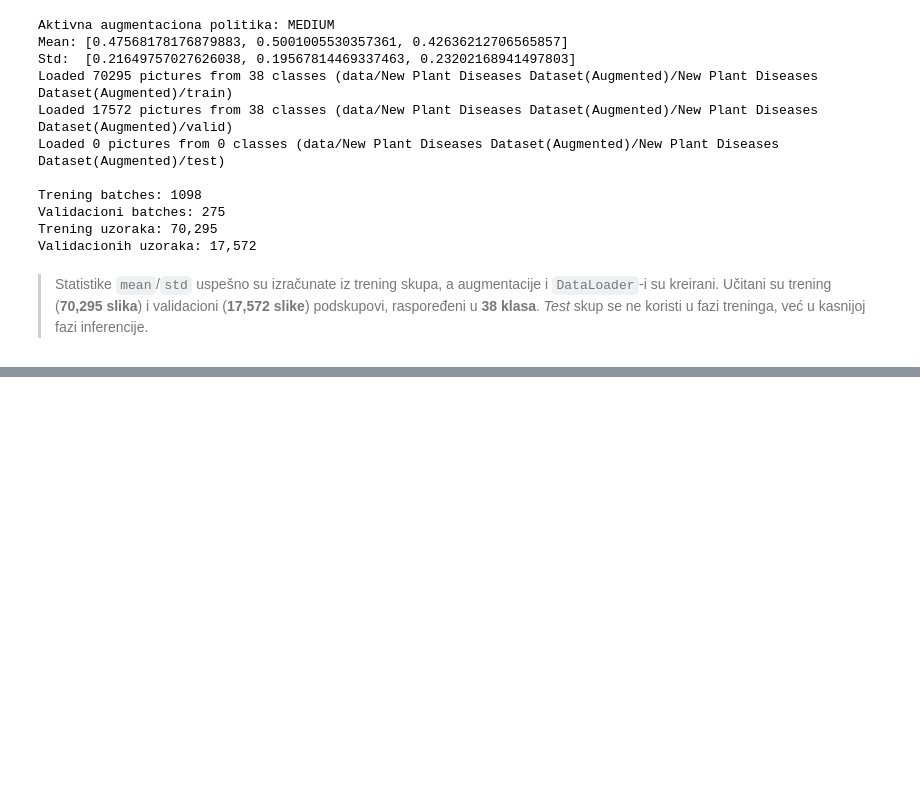
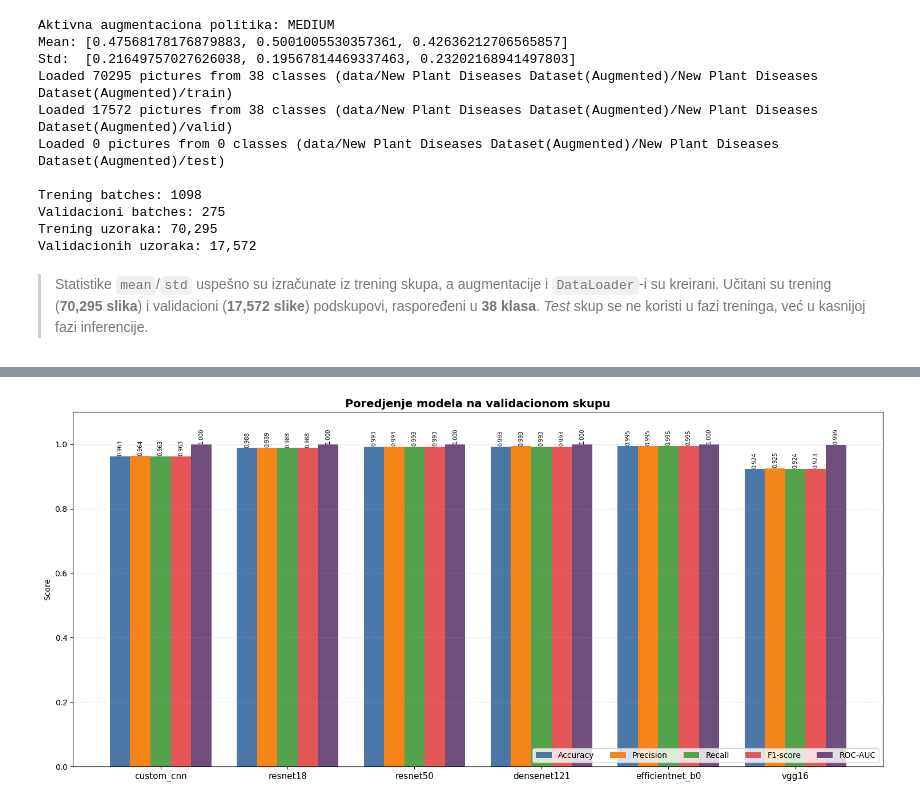
Before and after one commit to StefanLazarevic02/PlantDiseasePredictionNN, a Jupyter notebook: PlantDiseasePrediction.ipynb, the cells around one changed output, grey strips where cells are left out. Cells and saved outputs as stored; diff of their text form; code cells hidden in the pictures; blank space fills up the shorter version.

```diff
--- a/PlantDiseasePrediction.ipynb
+++ b/PlantDiseasePrediction.ipynb
@@ -1484,0 +2283,92 @@ U ovom radu sproveden je sistematski poredbeni eksperiment **četiri konvolucion
+# %%
+import json
+import numpy as np
+import matplotlib.pyplot as plt
+
+
+def plot_models_comparison(summary_path: str = "outputs/evaluation_summary.json",
+                           save_path: str = None):
+    """
+    Grouped bar chart - poredjenje modela po 5 metrika (validacioni skup)
+    """
+    with open(summary_path) as f:
+        summary = json.load(f)
+
+    names = list(summary.keys())
+    metrics_keys   = ["accuracy", "precision", "recall", "f1", "roc_auc"]
+    metrics_labels = ["Accuracy", "Precision", "Recall", "F1-score", "ROC-AUC"]
+    colors         = ["#4C78A8", "#F58518", "#54A24B", "#E45756", "#6F4E7C"]
+
+    n_metrics = len(metrics_keys)
+    x = np.arange(len(names))
+    width = 0.16
+
+    plt.figure(figsize=(15, 7))
+
+    for i, (key, label, color) in enumerate(zip(metrics_keys, metrics_labels, colors)):
+        values = [summary[name].get(key, float("nan")) for name in names]
+        offset = (i - (n_metrics - 1) / 2) * width
+        plt.bar(x + offset, values, width, label=label, color=color)
+
+        for j, v in enumerate(values):
+            if v == v:  # not NaN
+                plt.text(j + offset, v + 0.005, f"{v:.3f}",
+                         ha="center", fontsize=7, rotation=90)
+
+    plt.xticks(x, names, fontsize=11)
+    plt.title("Poredjenje modela na validacionom skupu",
+              fontsize=14, fontweight="bold")
+    plt.ylabel("Score")
+    plt.ylim(0, 1.10)
+    plt.grid(axis="y", linestyle="--", alpha=0.3)
+    plt.legend(loc="lower right", ncol=5)
+    plt.tight_layout()
+
+    if save_path:
+        plt.savefig(save_path, dpi=150, bbox_inches="tight")
+    plt.show()
+
+
+def plot_models_comparison_clean(summary_path: str = "outputs/evaluation_summary.json"):
+    """
+    Cistija varijanta - samo 2 kljucne metrike (F1 i ROC-AUC)
+    """
+    with open(summary_path) as f:
+        summary = json.load(f)
+
+    names = list(summary.keys())
+    f1   = [summary[m]["f1"]      for m in names]
+    auc  = [summary[m]["roc_auc"] for m in names]
+
+    x = np.arange(len(names))
+    width = 0.35
+
+    plt.figure(figsize=(12, 6))
+    plt.bar(x - width/2, f1,  width, label="F1 (weighted)",      color="#4C78A8")
+    plt.bar(x + width/2, auc, width, label="ROC-AUC (OvR, wgt)", color="#E45756")
+
+    for i, v in enumerate(f1):
+        if v == v:
+            plt.text(i - width/2, v + 0.005, f"{v:.3f}", ha="center", fontsize=9)
+    for i, v in enumerate(auc):
+        if v == v:
+            plt.text(i + width/2, v + 0.005, f"{v:.3f}", ha="center", fontsize=9)
+
+    plt.xticks(x, names, fontsize=11)
+    plt.title("Kljucne metrike po modelima (F1 vs ROC-AUC)",
+              fontsize=14, fontweight="bold")
+    plt.ylabel("Score")
+    plt.ylim(0, 1.10)
+    plt.grid(axis="y", linestyle="--", alpha=0.3)
+    plt.legend(loc="lower right")
+    plt.tight_layout()
+    plt.show()
+
+
+# Sve metrike
+plot_models_comparison(save_path="outputs/models_comparison.png")
+
+# Samo F1 i ROC-AUC
+plot_models_comparison_clean()
+# %% [output]
+[figure, added]
```
Also changed, not shown: parts of 102 cells of this notebook.
